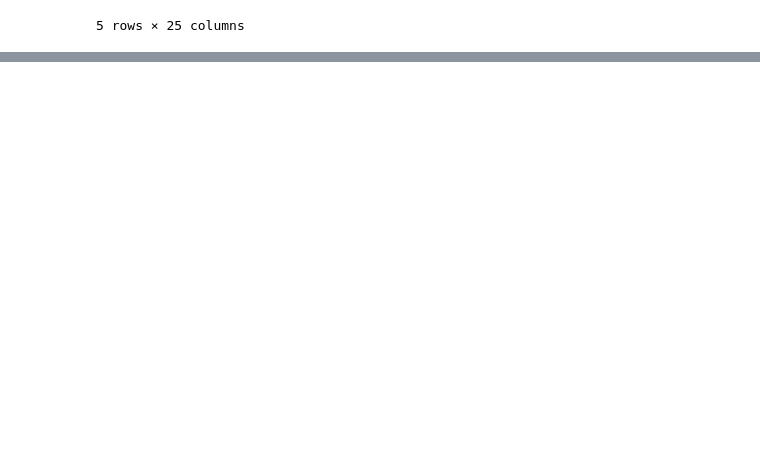
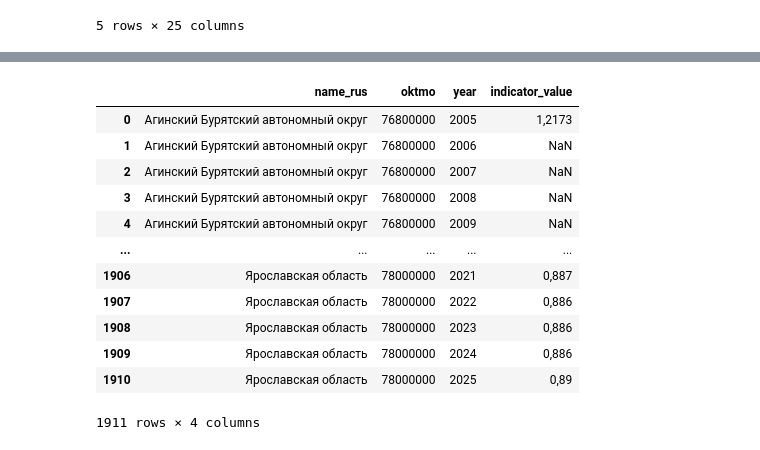
Before and after one commit to tochno-st/reg_normalizer, a Jupyter notebook: notebooks/add-indicators.ipynb, the cells around one changed output, grey strips where cells are left out. Cells and saved outputs as stored; diff of their text form; code cells hidden in the pictures; blank space fills up the shorter version.

```diff
--- a/notebooks/add-indicators.ipynb
+++ b/notebooks/add-indicators.ipynb
@@ -78,0 +121,31 @@ long_data.to_excel('../data/processed/fixed_basket_final.xlsx')
+# %%
+year_cols = [str(y) for y in range(2005, 2026)]
+
+# Rename year columns to strings if they aren't already
+rename_map = {y: str(y) for y in range(2005, 2026) if y in ibr.columns}
+ibr_temp = ibr.rename(columns=rename_map).copy()
+
+ibr_long = ibr_temp[['name_rus', 'oktmo', *year_cols]].melt(
+    id_vars=['name_rus', 'oktmo'],
+    value_vars=year_cols,
+    var_name='year',
+    value_name='indicator_value',
+)
+
+ibr_long['year'] = ibr_long['year'].astype(int)
+ibr_long = ibr_long.sort_values(by=['name_rus', 'year']).reset_index(drop=True)
+ibr_long
+# %% [output]
+|  | name_rus | oktmo | year | indicator_value |
+| 0 | Агинский Бурятский автономный округ | 76800000 | 2005 | 1,2173 |
+| 1 | Агинский Бурятский автономный округ | 76800000 | 2006 | NaN |
+| 2 | Агинский Бурятский автономный округ | 76800000 | 2007 | NaN |
+| 3 | Агинский Бурятский автономный округ | 76800000 | 2008 | NaN |
+| 4 | Агинский Бурятский автономный округ | 76800000 | 2009 | NaN |
+| ... | ... | ... | ... | ... |
+| 1906 | Ярославская область | 78000000 | 2021 | 0,887 |
+| 1907 | Ярославская область | 78000000 | 2022 | 0,886 |
+| 1908 | Ярославская область | 78000000 | 2023 | 0,886 |
+| 1909 | Ярославская область | 78000000 | 2024 | 0,886 |
+| 1910 | Ярославская область | 78000000 | 2025 | 0,89 |
+1911 rows × 4 columns
```
Also changed, not shown: parts of 10 cells of this notebook, 5 other files.
